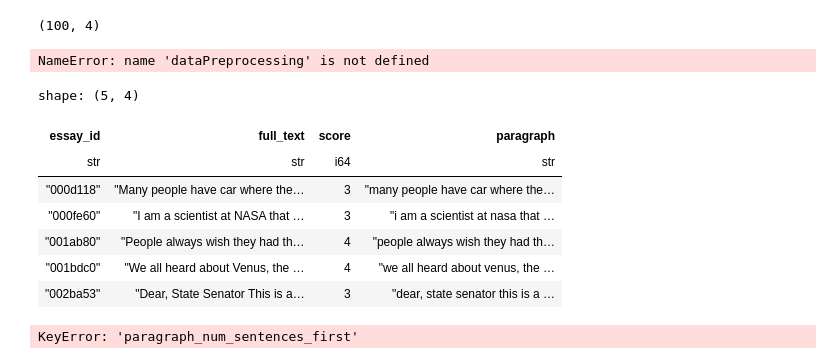
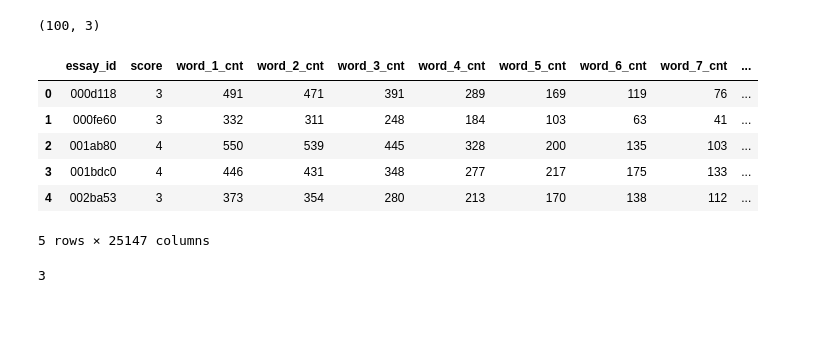
Before and after one commit to DennisMinn/kaggle-competitions, a Jupyter notebook: automatic-essay-scoring-2/lgbm.ipynb, the cells around one changed output. Saved outputs shown, nothing was run; the diff lists cells and outputs as text; code cells hidden in the pictures; blank space fills up the shorter version.

```diff
--- a/automatic-essay-scoring-2/lgbm.ipynb
+++ b/automatic-essay-scoring-2/lgbm.ipynb
@@ -6,39 +10,19 @@ from datamodule.preprocessing import *
 import pandas as pd
 import polars as pl
 
-columns = [
-    (
-        pl.col("full_text").str.split(by="\n\n").alias("paragraph")
-    ),
-]
-
-train = pl.read_csv('data/train.csv').with_columns(columns)[:100]
-train_features = pd.read_csv('data/train_features.csv')
+train = pl.read_csv('data/train.csv')[:100]
+sanity_check = pd.read_csv('data/train_features.csv')
 train.shape
 # %% [output]
-(100, 4)
+(100, 3)
-# %%
-tmp = Paragraph_Preprocess(train)
-train_feats = Paragraph_Eng(tmp)
-train_feats['score'] = train['score']
-# Obtain feature names
-feature_names = list(filter(lambda x: x not in ['essay_id','score'], train_feats.columns))
-print('Features Number: ',len(feature_names))
-train_feats.head(3)
-# %% [output]
-NameError: name 'dataPreprocessing' is not defined
-# %%
-tmp.head()
-# %% [output]
-shape: (5, 4)
-| essay_id | full_text | score | paragraph |
-| str | str | i64 | str |
-| "000d118" | "Many people have car where the… | 3 | "many people have car where the… |
-| "000fe60" | "I am a scientist at NASA that … | 3 | "i am a scientist at nasa that … |
-| "001ab80" | "People always wish they had th… | 4 | "people always wish they had th… |
-| "001bdc0" | "We all heard about Venus, the … | 4 | "we all heard about venus, the … |
-| "002ba53" | "Dear, State Senator This is a… | 3 | "dear, state senator this is a … |
-# %%
-train_feats['paragraph_num_sentences_first'] == train_features['paragraph_num_sentences_first']
-# %% [output]
-KeyError: 'paragraph_num_sentences_first'
+# %%
+train_feature_df = create_features(train)
+train_feature_df.head()
+# %% [output]
+|  | essay_id | score | word_1_cnt | word_2_cnt | word_3_cnt | word_4_cnt | word_5_cnt | word_6_cnt | word_7_cnt | ... |
+| 0 | 000d118 | 3 | 491 | 471 | 391 | 289 | 169 | 119 | 76 | ... |
+| 1 | 000fe60 | 3 | 332 | 311 | 248 | 184 | 103 | 63 | 41 | ... |
+| 2 | 001ab80 | 4 | 550 | 539 | 445 | 328 | 200 | 135 | 103 | ... |
+| 3 | 001bdc0 | 4 | 446 | 431 | 348 | 277 | 217 | 175 | 133 | ... |
+| 4 | 002ba53 | 3 | 373 | 354 | 280 | 213 | 170 | 138 | 112 | ... |
+5 rows × 25147 columns
@@ -44,0 +37,8 @@ KeyError: 'paragraph_num_sentences_first'
+# %%
+metrics = {
+    'f1': (lambda x, y: x + y)
+}
+
+metrics['f1'](1, 2)
+# %% [output]
+3
```
Also changed, not shown: parts of 4 cells of this notebook, 1 other file.
